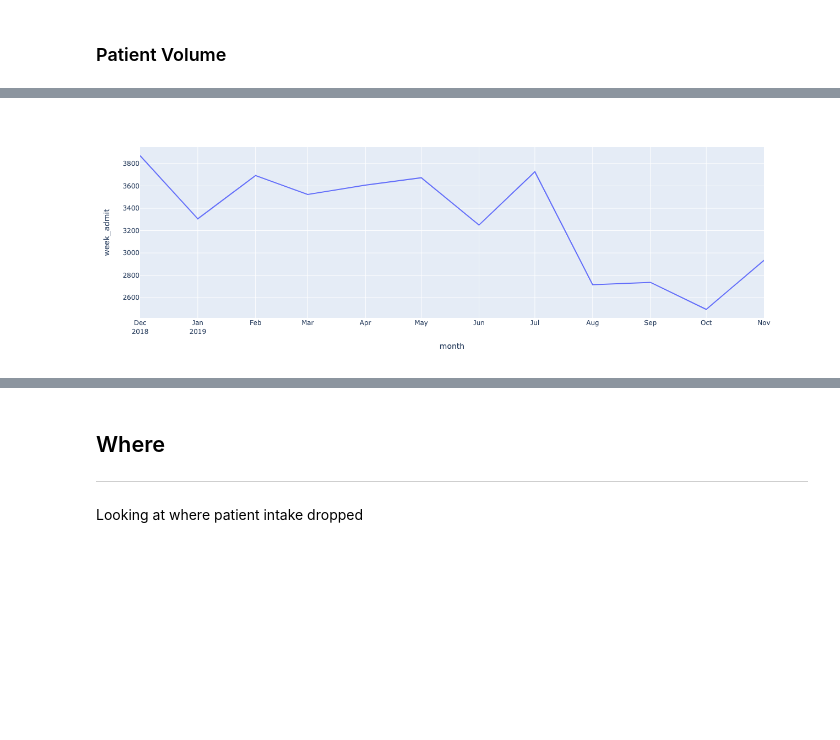
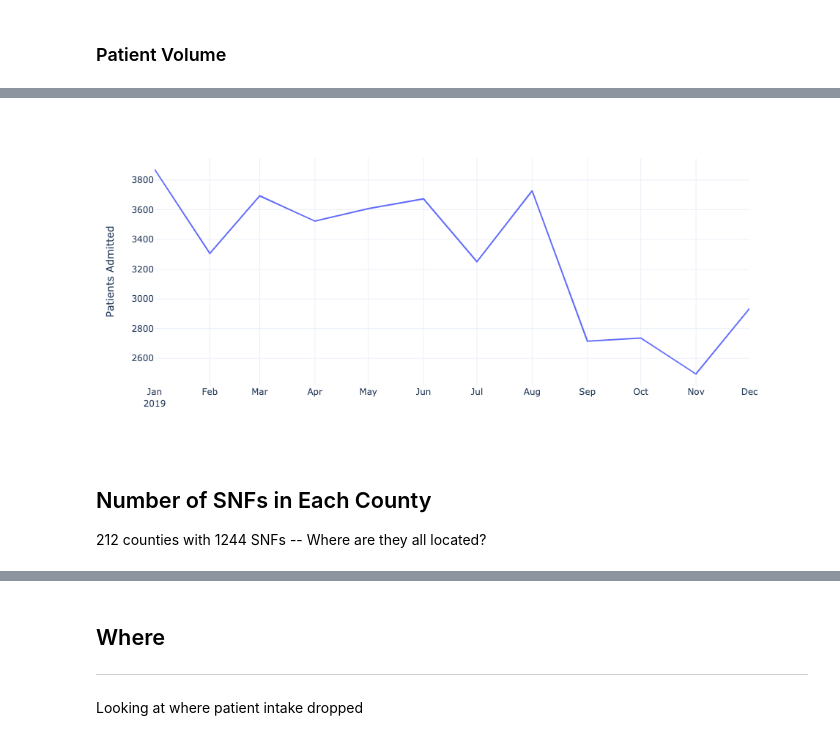
Before and after one commit to alfredprah/ds_case_team_5, a Jupyter notebook: Timeseries_eda_teddy.ipynb, the cells around one changed output, grey strips where cells are left out. Saved outputs shown, nothing was run; the diff lists cells and outputs as text; code cells hidden in the pictures; blank space fills up the shorter version.

```diff
--- a/Timeseries_eda_teddy.ipynb
+++ b/Timeseries_eda_teddy.ipynb
@@ -27,7 +32,8 @@ py.init_notebook_mode(connected=True)
 df_timeseries = pd.read_csv("data/timeseries_with_tasks.csv", index_col = None,
                             dtype = {'pid': str,
                                      'episodeid': str,
-                                     'providerpracticezipcode': str
+                                     'providerpracticezipcode': str,
+                                     'week_admit': str
                                     }
                            )
 
@@ -37,7 +43,8 @@ for _ in date_cols:
     df_timeseries[_] = pd.to_datetime(df_timeseries[_])
 # %%
 # Adding Monthly Aggregation (just in case)
-df_timeseries['month'] = pd.to_datetime(df_timeseries['week']) - pd.tseries.offsets.MonthBegin(1)
+df_timeseries['work_month'] = (pd.to_datetime(df_timeseries['week']) - pd.tseries.offsets.MonthBegin(1)).astype(str)
+df_timeseries['admit_month'] = pd.DatetimeIndex(df_timeseries['admitdate']).month.astype(str)
 # %% [markdown]
 ## Intial Exploration (Overall)
 # %%
@@ -195,2 +284,6 @@ data = df_eda1.loc[df_eda1['week_admit'] == 1, ['month', 'week_admit']]
+# %%
+data = df_timeseries.loc[df_timeseries['week_admit'] == "1", ['admitdate', 'week_admit']]
+data['week_admit'] = data['week_admit'].astype(int)
+data = data.groupby(by=['admitdate']).agg('sum')
 # %%
-data = data.groupby(by=['month']).agg('sum').reset_index()
+data = data.groupby(by=['work_month']).agg('sum').reset_index()
@@ -213,13 +290,25 @@ data
 # %%
 fig = px.line(data,
-              x = 'month',
-              y = "week_admit")
+              x = data.index,
+              y = data.columns,
+              template = "plotly_white"
+)
 
 fig.update_xaxes(
     dtick="M1",
-    tickformat="%b\n%Y",
+    tickformat="%b\n%Y"
+)
+
+fig.update_layout(
+    showlegend=False,
+    xaxis_title = None,
+    yaxis_title = 'Patients Admitted',
 )
 
 fig.show()
 # %% [output]
-[figure, old version]
+[figure, new version]
+# %% [markdown]
+## Number of SNFs in Each County
+
+212 counties with 1244 SNFs -- Where are they all located?
```
Also changed, not shown: parts of 66 cells of this notebook, 4 other files.
